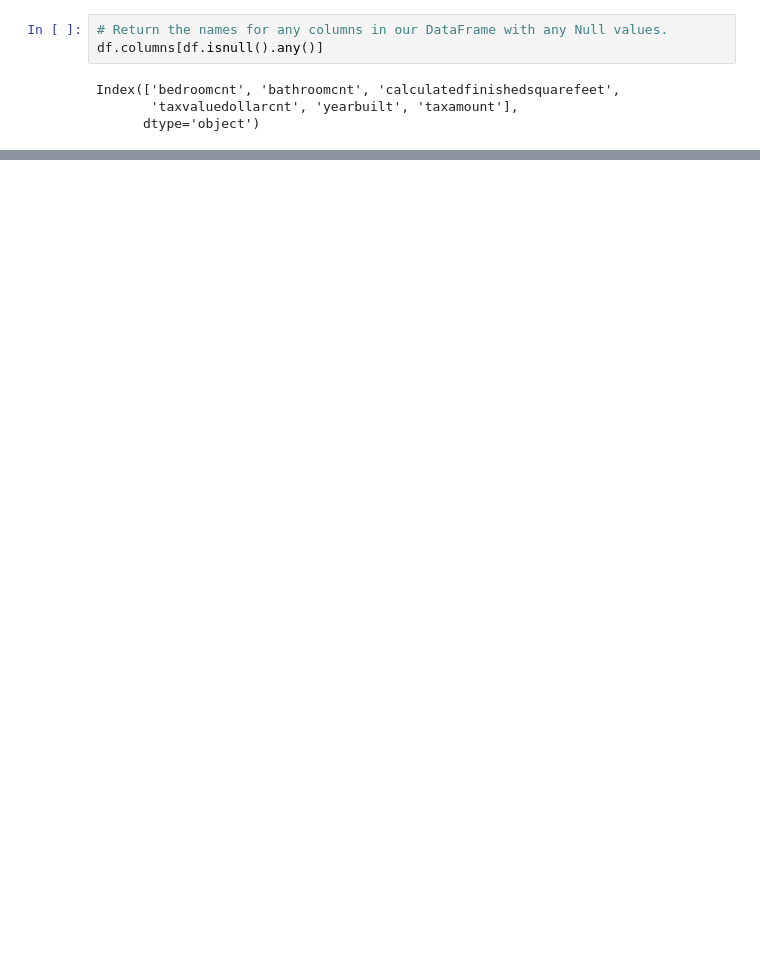
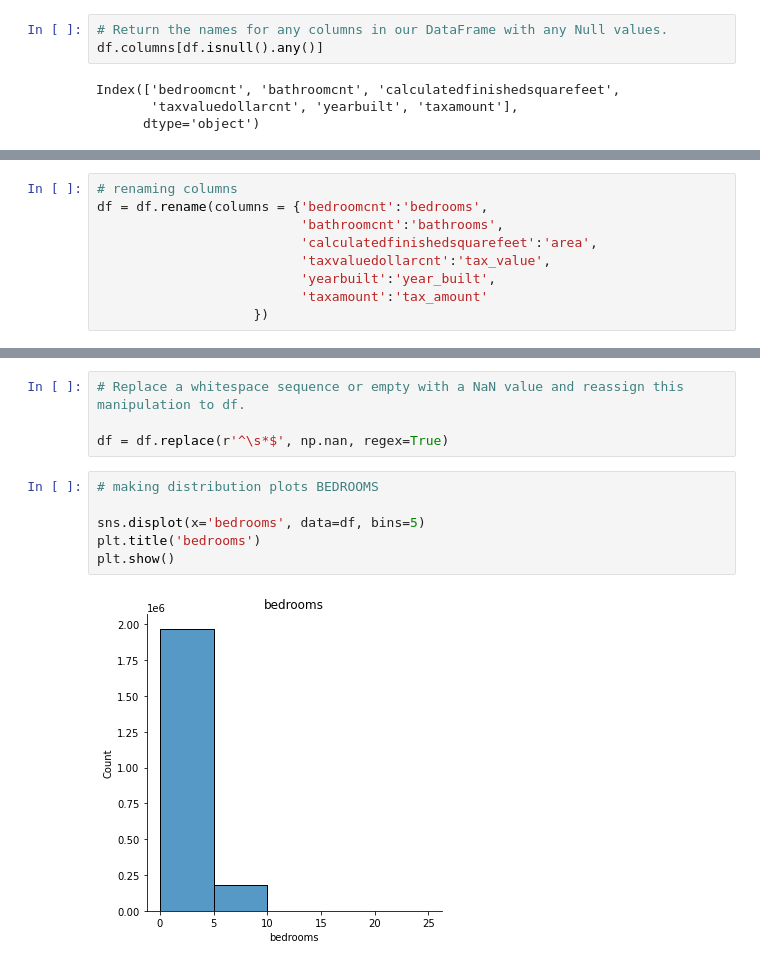
Before and after one commit to cristinalucin/regression-exercises, a Jupyter notebook: regression_exercises.ipynb, the cells around one changed output, grey strips where cells are left out. Cells and saved outputs as stored; diff of their text form; blank space fills up the shorter version.

```diff
--- a/regression_exercises.ipynb
+++ b/regression_exercises.ipynb
@@ -147,0 +171,9 @@ Index(['bedroomcnt', 'bathroomcnt', 'calculatedfinishedsquarefeet',
+# %%
+# renaming columns
+df = df.rename(columns = {'bedroomcnt':'bedrooms',
+                          'bathroomcnt':'bathrooms',
+                          'calculatedfinishedsquarefeet':'area',
+                          'taxvaluedollarcnt':'tax_value',
+                          'yearbuilt':'year_built',
+                          'taxamount':'tax_amount'
+                    })
@@ -147,0 +189,12 @@ Index(['bedroomcnt', 'bathroomcnt', 'calculatedfinishedsquarefeet',
+# %%
+# Replace a whitespace sequence or empty with a NaN value and reassign this manipulation to df.
+
+df = df.replace(r'^\s*$', np.nan, regex=True)
+# %%
+# making distribution plots BEDROOMS
+
+sns.displot(x='bedrooms', data=df, bins=5)
+plt.title('bedrooms')
+plt.show()
+# %% [output]
+[figure, added]
```
Also changed, not shown: parts of 29 cells of this notebook, 1 other file.
